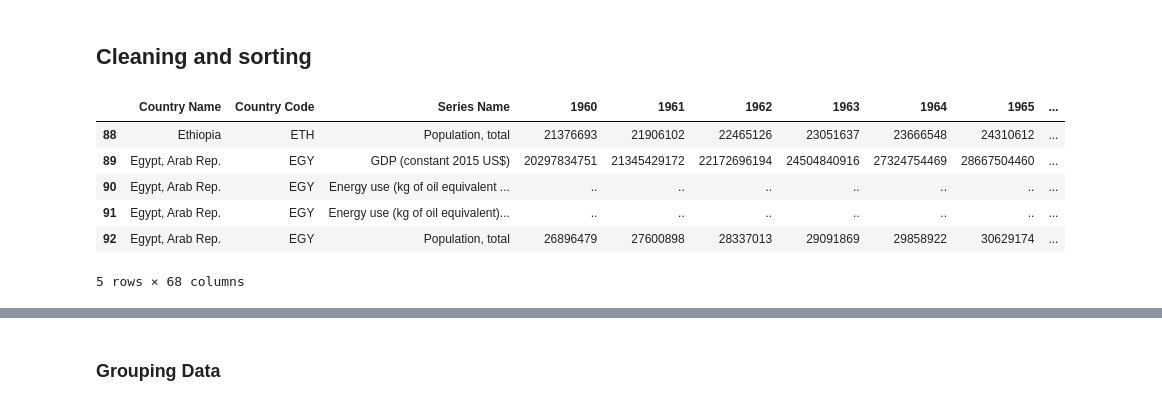
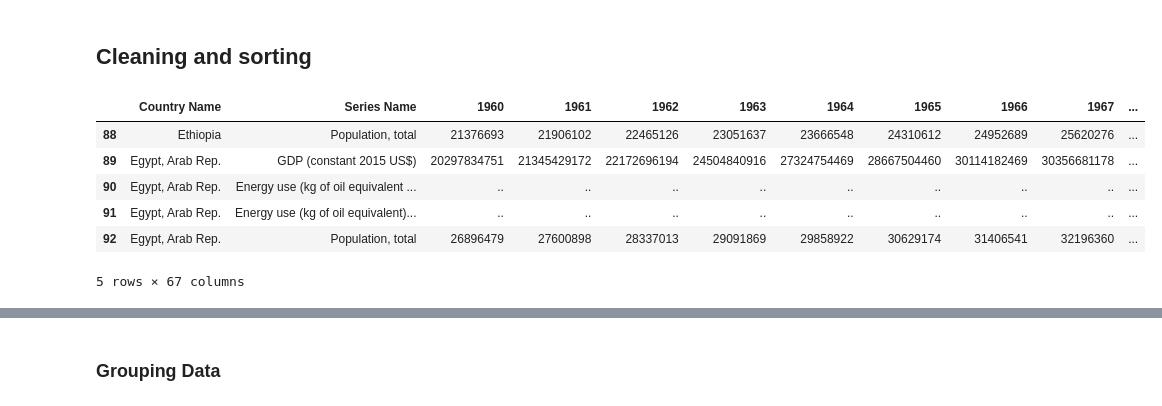
Before and after one commit to RebekahKnits/Coursera_files, a Jupyter notebook: GDP_of_select_countries.ipynb, the cells around one changed output, grey strips where cells are left out. Drawn from its saved outputs; the diff is of its cells as text; code cells hidden in the pictures.

```diff
--- a/GDP_of_select_countries.ipynb
+++ b/GDP_of_select_countries.ipynb
@@ -24,23 +24,23 @@ Data loaded successfully!
 # %%
 import pandas as pd
 df = pd.DataFrame(data)
 df.columns = df.iloc[0]
 df = df.iloc[1:]
 df = df[df['Country Name'] != "World"]
-df = df.drop('Series Code', axis=1)
+df = df.drop(['Series Code', 'Country Code'], axis=1)
 df = df[df['Series Name'] != ""]
 for year in range(1960, 2025):
     df= df.rename(columns={f'{year} [YR{year}]': f'{year}'})
-df.head()
+#df.head()
 df.tail()
 # %% [output]
-|  | Country Name | Country Code | Series Name | 1960 | 1961 | 1962 | 1963 | 1964 | 1965 | ... |
-| 88 | Ethiopia | ETH | Population, total | 21376693 | 21906102 | 22465126 | 23051637 | 23666548 | 24310612 | ... |
-| 89 | Egypt, Arab Rep. | EGY | GDP (constant 2015 US$) | 20297834751 | 21345429172 | 22172696194 | 24504840916 | 27324754469 | 28667504460 | ... |
-| 90 | Egypt, Arab Rep. | EGY | Energy use (kg of oil equivalent ... | .. | .. | .. | .. | .. | .. | ... |
-| 91 | Egypt, Arab Rep. | EGY | Energy use (kg of oil equivalent)... | .. | .. | .. | .. | .. | .. | ... |
-| 92 | Egypt, Arab Rep. | EGY | Population, total | 26896479 | 27600898 | 28337013 | 29091869 | 29858922 | 30629174 | ... |
+|  | Country Name | Series Name | 1960 | 1961 | 1962 | 1963 | 1964 | 1965 | 1966 | 1967 | ... |
+| 88 | Ethiopia | Population, total | 21376693 | 21906102 | 22465126 | 23051637 | 23666548 | 24310612 | 24952689 | 25620276 | ... |
+| 89 | Egypt, Arab Rep. | GDP (constant 2015 US$) | 20297834751 | 21345429172 | 22172696194 | 24504840916 | 27324754469 | 28667504460 | 30114182469 | 30356681178 | ... |
+| 90 | Egypt, Arab Rep. | Energy use (kg of oil equivalent ... | .. | .. | .. | .. | .. | .. | .. | .. | ... |
+| 91 | Egypt, Arab Rep. | Energy use (kg of oil equivalent)... | .. | .. | .. | .. | .. | .. | .. | .. | ... |
+| 92 | Egypt, Arab Rep. | Population, total | 26896479 | 27600898 | 28337013 | 29091869 | 29858922 | 30629174 | 31406541 | 32196360 | ... |
-5 rows × 68 columns
+5 rows × 67 columns
 # %%
 import numpy as np
 for year in range(1960, 2025):
```
Also changed, not shown: parts of 8 cells of this notebook.
